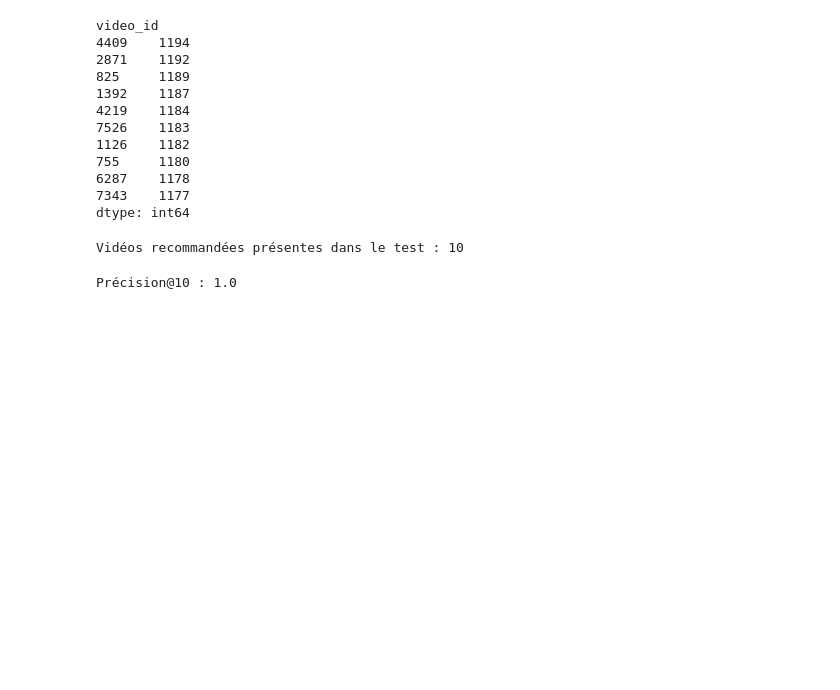
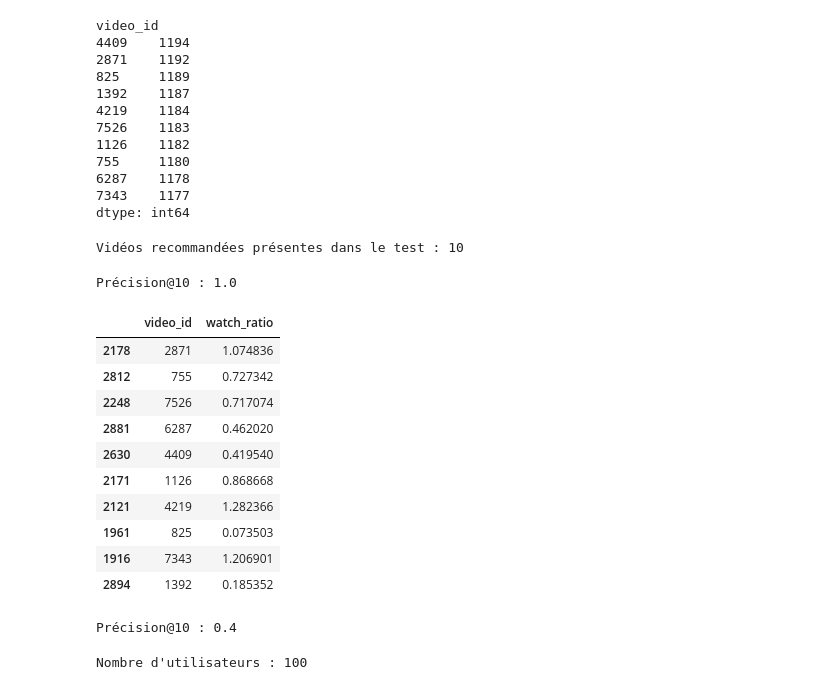
Before and after one commit to Gerguinho/Systeme_de_recommandation_video, a Jupyter notebook: notebooks/Système_de_recommandation.ipynb, the cells around one changed output. Cells and saved outputs as stored; diff of their text form; code cells hidden in the pictures; blank space fills up the shorter version.

Commit message:
Evaluation du modele de recommandation par popularite

```diff
--- a/notebooks/Système_de_recommandation.ipynb
+++ b/notebooks/Système_de_recommandation.ipynb
@@ -497,3 +497,50 @@ precision_10 = (
 print("Précision@10 :", precision_10)
 # %% [output]
 Précision@10 : 1.0
+# %%
+donnees_test_utilisateur = donnees_test[
+    donnees_test["user_id"] == utilisateur_test
+]
+
+display(
+    donnees_test_utilisateur[
+        donnees_test_utilisateur["video_id"].isin(recommandations.index)
+    ][["video_id", "watch_ratio"]]
+)
+# %% [output]
+|  | video_id | watch_ratio |
+| 2178 | 2871 | 1.074836 |
+| 2812 | 755 | 0.727342 |
+| 2248 | 7526 | 0.717074 |
+| 2881 | 6287 | 0.462020 |
+| 2630 | 4409 | 0.419540 |
+| 2171 | 1126 | 0.868668 |
+| 2121 | 4219 | 1.282366 |
+| 1961 | 825 | 0.073503 |
+| 1916 | 7343 | 1.206901 |
+| 2894 | 1392 | 0.185352 |
+# %%
+videos_attendues_pertinentes = set(
+    donnees_test_utilisateur[
+        donnees_test_utilisateur["watch_ratio"] >= 0.8
+    ]["video_id"]
+)
+
+videos_recommandees_pertinentes = (
+    videos_recommandees & videos_attendues_pertinentes
+)
+
+precision_10 = (
+    len(videos_recommandees_pertinentes)
+    / len(videos_recommandees)
+)
+
+print("Précision@10 :", precision_10)
+# %% [output]
+Précision@10 : 0.4
+# %%
+utilisateurs_a_evaluer = donnees_test["user_id"].unique()[:100]
+
+print("Nombre d'utilisateurs :", len(utilisateurs_a_evaluer))
+# %% [output]
+Nombre d'utilisateurs : 100
```
Also changed, not shown: parts of 1 cell of this notebook.
